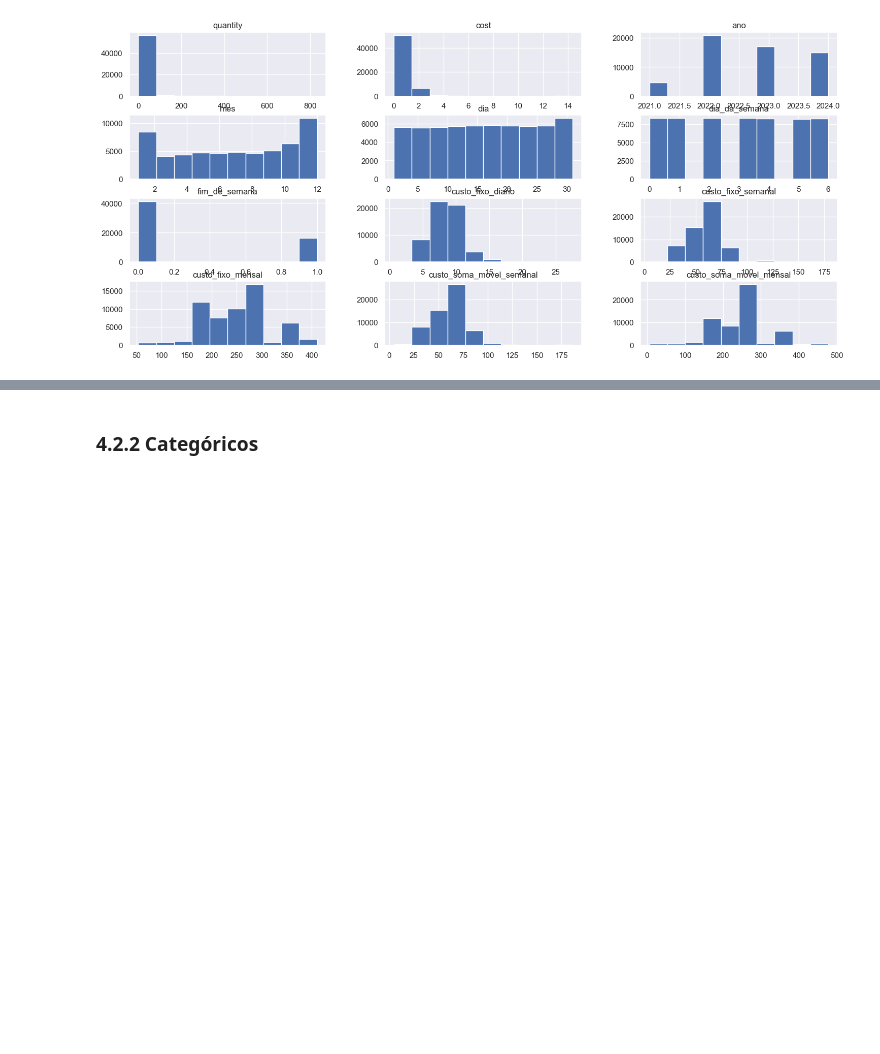
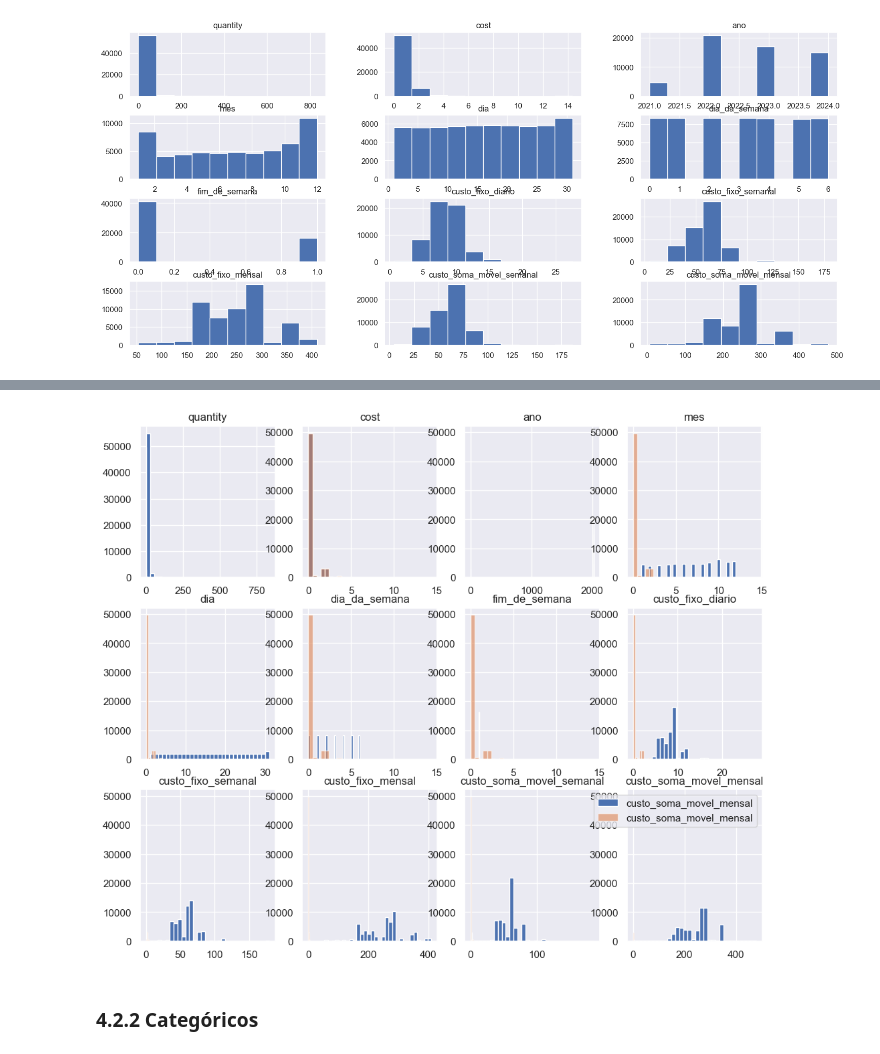
Before and after one commit to Gabrielnbr/modelo_unicin, a Jupyter notebook: notebooks/4_0_eda_pos_fe.ipynb, the cells around one changed output, grey strips where cells are left out. Drawn from its saved outputs; the diff is of its cells as text; code cells hidden in the pictures; blank space fills up the shorter version.

```diff
--- a/notebooks/4_0_eda_pos_fe.ipynb
+++ b/notebooks/4_0_eda_pos_fe.ipynb
@@ -155,3 +167,15 @@ df_numerico.hist();
+# %%
+fig, axes  = plt.subplots(3,4, figsize=(12, 10))
+
+for ax, var in zip(axes.flatten(), df_numerico.columns):
+    ax.hist(df[var], bins = 30, alpha=1, label = var)
+    ax.hist(df['cost'], bins = 30, alpha=0.6, label = var)
+    ax.set_title(f'{var}')
+
+plt.legend()
+plt.show()
+# %% [output]
+[figure, added]
 # %% [markdown]
 ### 4.2.2 Categóricos
 # %%
```
Also changed, not shown: parts of 1 cell of this notebook, 1 other file.
